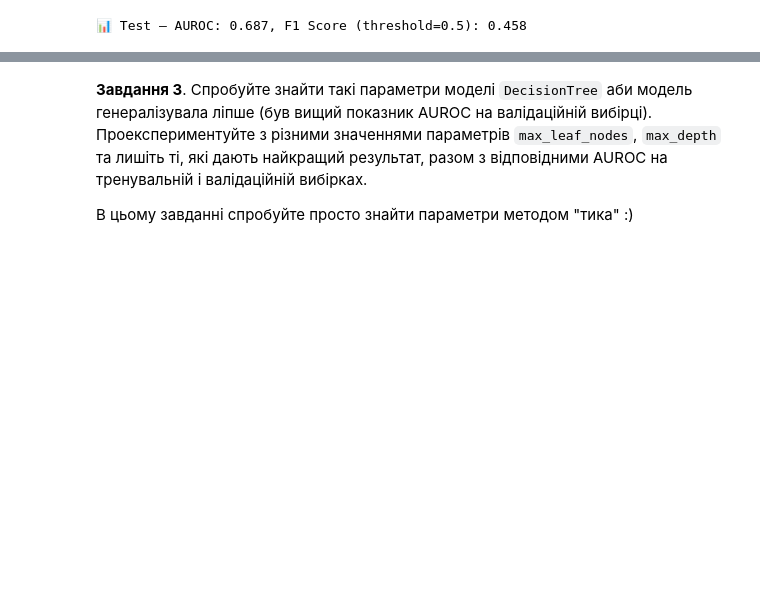
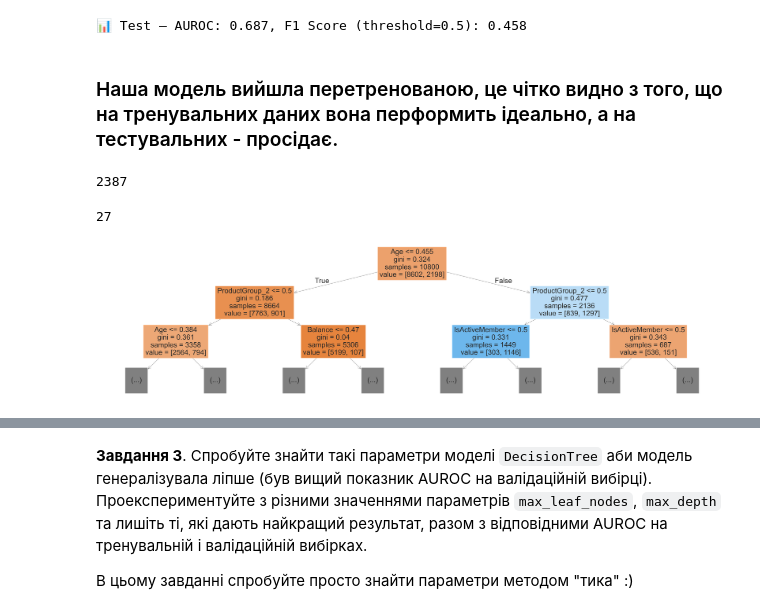
Before and after one commit to o-semenkova/ml_home_tasks, a Jupyter notebook: HW_2_3_Дерева_прийняття_рішень.ipynb, the cells around one changed output, grey strips where cells are left out. Saved outputs shown, nothing was run; the diff lists cells and outputs as text; code cells hidden in the pictures; blank space fills up the shorter version.

```diff
--- a/HW_2_3_Дерева_прийняття_рішень.ipynb
+++ b/HW_2_3_Дерева_прийняття_рішень.ipynb
@@ -114,3 +115,24 @@ evaluate_model_from_proba(test_targets, test_probs, 'Test')
 [figure]
 [figure]
 📊 Test — AUROC: 0.687, F1 Score (threshold=0.5): 0.458
+# %% [markdown]
+### Наша модель вийшла перетренованою, це чітко видно з того, що на тренувальних даних вона перформить ідеально, а на тестувальних - просідає.
+# %%
+# Загальна кількість вузлів дерева
+
+tree_nodes = model.tree_.node_count
+tree_nodes
+# %% [output]
+2387
+# %%
+# Глибина дерева
+
+tree_depth = model.tree_.max_depth
+tree_depth
+# %% [output]
+27
+# %%
+plt.figure(figsize=(80,20))
+plot_tree(model, feature_names=X_train.columns, max_depth=2, filled=True);
+# %% [output]
+[figure, added]
```
Also changed, not shown: parts of 16 cells of this notebook, 1 other file.
